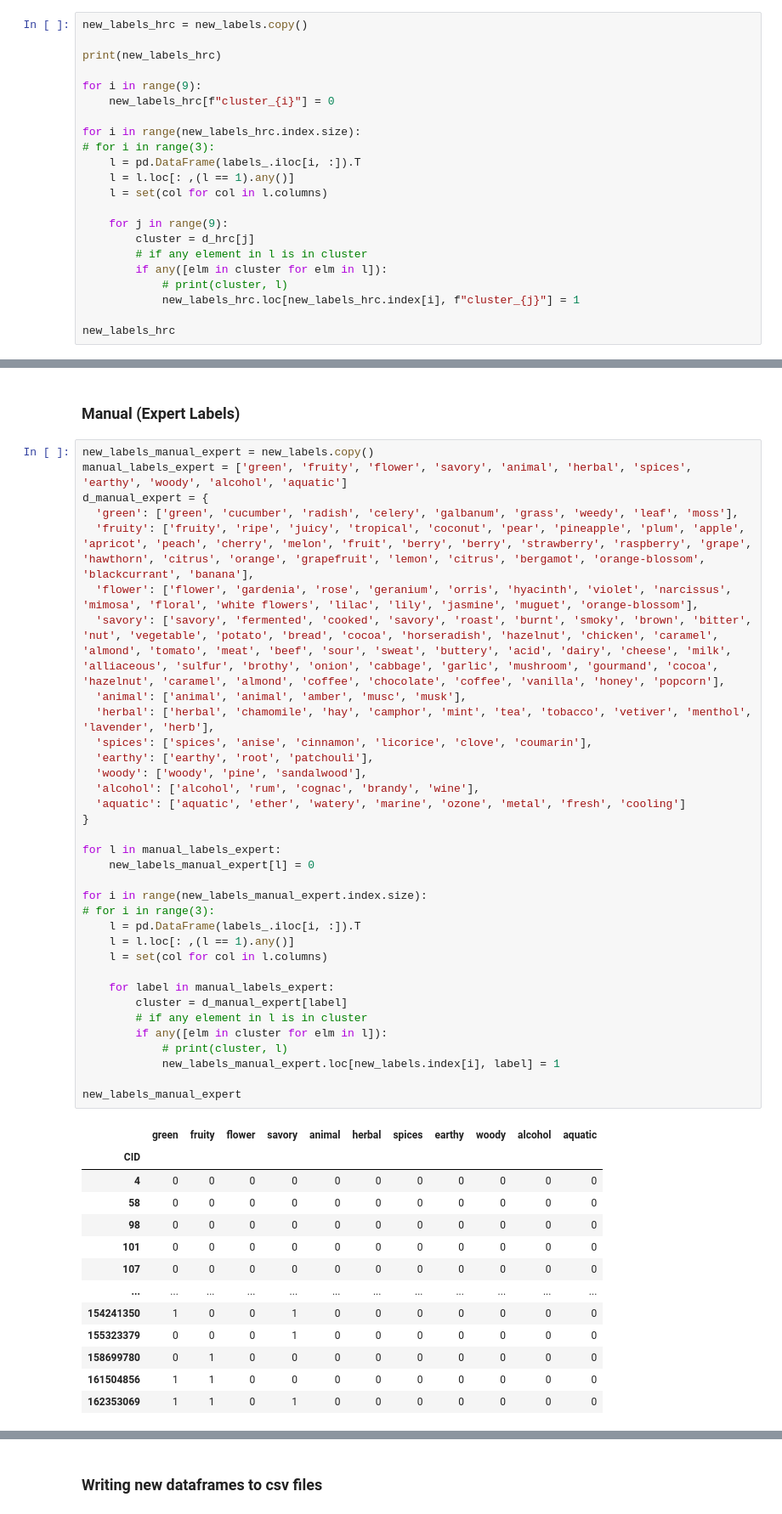
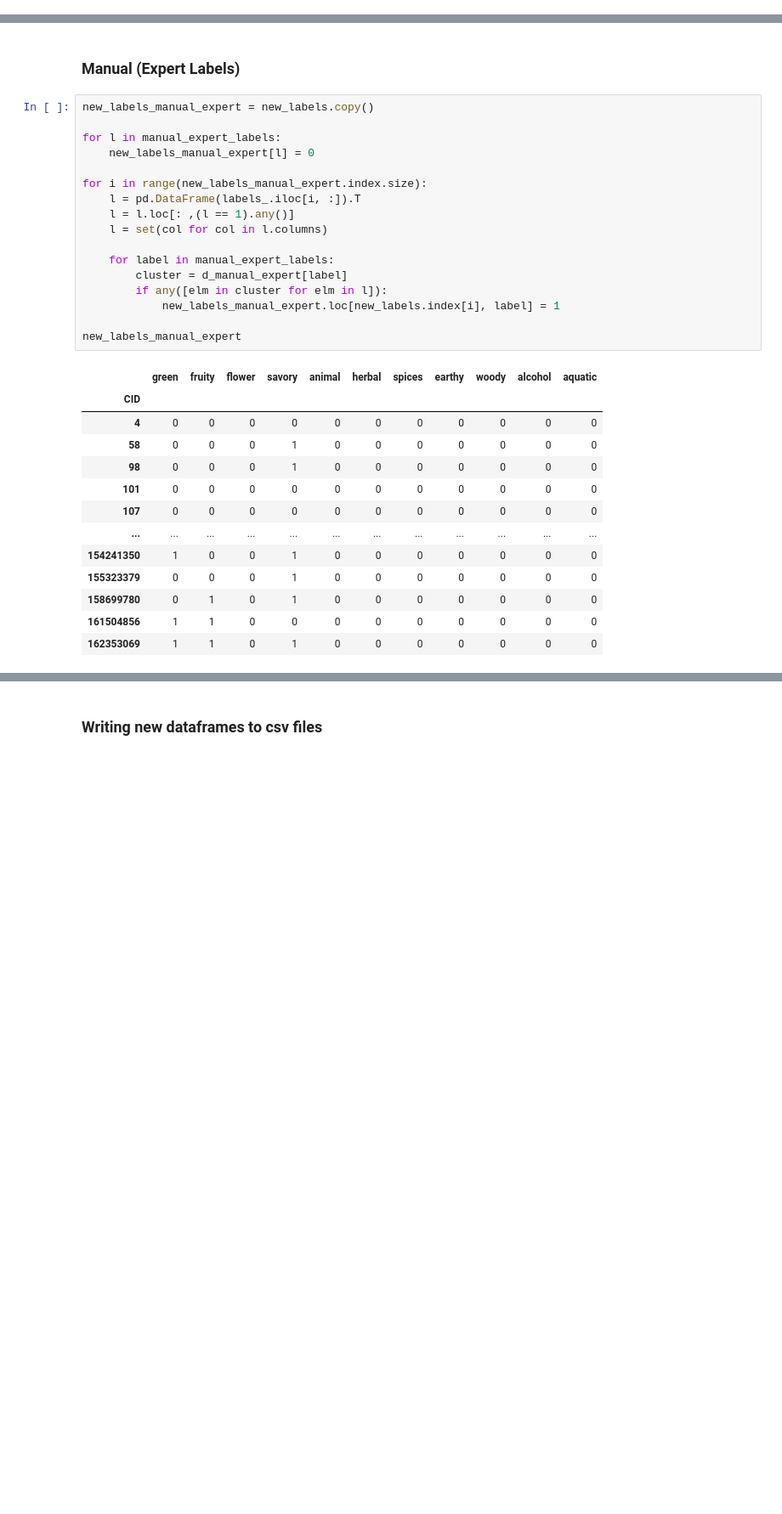
Before and after one commit to IOuadah/SML_Project, a Jupyter notebook: data_prep.ipynb, the cells around one changed output, grey strips where cells are left out. Shown at 85% size. Drawn from its saved outputs; the diff is of its cells as text; blank space fills up the shorter version.

```diff
--- a/data_prep.ipynb
+++ b/data_prep.ipynb
@@ -547,22 +582,0 @@ Cluster 8 has 1 unique labels
-# %%
-new_labels_hrc = new_labels.copy()
-
-print(new_labels_hrc)
-
-for i in range(9):
-    new_labels_hrc[f"cluster_{i}"] = 0
-
-for i in range(new_labels_hrc.index.size):
-# for i in range(3):
-    l = pd.DataFrame(labels_.iloc[i, :]).T
-    l = l.loc[: ,(l == 1).any()]
-    l = set(col for col in l.columns)
-
-    for j in range(9):
-        cluster = d_hrc[j]
-        # if any element in l is in cluster
-        if any([elm in cluster for elm in l]):
-            # print(cluster, l)
-            new_labels_hrc.loc[new_labels_hrc.index[i], f"cluster_{j}"] = 1
-
-new_labels_hrc
@@ -590,50 +584,33 @@ Index: [4, 58, 98, 101, 107, 125, 126, 129, 135, 176, 177, 179, 180, 196, 205, 2
 ### Manual (Expert Labels)
 # %%
 new_labels_manual_expert = new_labels.copy()
-manual_labels_expert = ['green', 'fruity', 'flower', 'savory', 'animal', 'herbal', 'spices', 'earthy', 'woody', 'alcohol', 'aquatic']
-d_manual_expert = {
-  'green': ['green', 'cucumber', 'radish', 'celery', 'galbanum', 'grass', 'weedy', 'leaf', 'moss'],
-  'fruity': ['fruity', 'ripe', 'juicy', 'tropical', 'coconut', 'pear', 'pineapple', 'plum', 'apple', 'apricot', 'peach', 'cherry', 'melon', 'fruit', 'berry', 'berry', 'strawberry', 'raspberry', 'grape', 'hawthorn', 'citrus', 'orange', 'grapefruit', 'lemon', 'citrus', 'bergamot', 'orange-blossom', 'blackcurrant', 'banana'],
-  'flower': ['flower', 'gardenia', 'rose', 'geranium', 'orris', 'hyacinth', 'violet', 'narcissus', 'mimosa', 'floral', 'white flowers', 'lilac', 'lily', 'jasmine', 'muguet', 'orange-blossom'],
-  'savory': ['savory', 'fermented', 'cooked', 'savory', 'roast', 'burnt', 'smoky', 'brown', 'bitter', 'nut', 'vegetable', 'potato', 'bread', 'cocoa', 'horseradish', 'hazelnut', 'chicken', 'caramel', 'almond', 'tomato', 'meat', 'beef', 'sour', 'sweat', 'buttery', 'acid', 'dairy', 'cheese', 'milk', 'alliaceous', 'sulfur', 'brothy', 'onion', 'cabbage', 'garlic', 'mushroom', 'gourmand', 'cocoa', 'hazelnut', 'caramel', 'almond', 'coffee', 'chocolate', 'coffee', 'vanilla', 'honey', 'popcorn'],
-  'animal': ['animal', 'animal', 'amber', 'musc', 'musk'],
-  'herbal': ['herbal', 'chamomile', 'hay', 'camphor', 'mint', 'tea', 'tobacco', 'vetiver', 'menthol', 'lavender', 'herb'],
-  'spices': ['spices', 'anise', 'cinnamon', 'licorice', 'clove', 'coumarin'],
-  'earthy': ['earthy', 'root', 'patchouli'],
-  'woody': ['woody', 'pine', 'sandalwood'],
-  'alcohol': ['alcohol', 'rum', 'cognac', 'brandy', 'wine'],
-  'aquatic': ['aquatic', 'ether', 'watery', 'marine', 'ozone', 'metal', 'fresh', 'cooling']
-}
 
-for l in manual_labels_expert:
+for l in manual_expert_labels:
     new_labels_manual_expert[l] = 0
 
 for i in range(new_labels_manual_expert.index.size):
-# for i in range(3):
     l = pd.DataFrame(labels_.iloc[i, :]).T
     l = l.loc[: ,(l == 1).any()]
     l = set(col for col in l.columns)
 
-    for label in manual_labels_expert:
+    for label in manual_expert_labels:
         cluster = d_manual_expert[label]
-        # if any element in l is in cluster
         if any([elm in cluster for elm in l]):
-            # print(cluster, l)
             new_labels_manual_expert.loc[new_labels.index[i], label] = 1
 
 new_labels_manual_expert
 # %% [output]
 |  | green | fruity | flower | savory | animal | herbal | spices | earthy | woody | alcohol | aquatic |
 | CID |  |  |  |  |  |  |  |  |  |  |  |
 | 4 | 0 | 0 | 0 | 0 | 0 | 0 | 0 | 0 | 0 | 0 | 0 |
-| 58 | 0 | 0 | 0 | 0 | 0 | 0 | 0 | 0 | 0 | 0 | 0 |
-| 98 | 0 | 0 | 0 | 0 | 0 | 0 | 0 | 0 | 0 | 0 | 0 |
+| 58 | 0 | 0 | 0 | 1 | 0 | 0 | 0 | 0 | 0 | 0 | 0 |
+| 98 | 0 | 0 | 0 | 1 | 0 | 0 | 0 | 0 | 0 | 0 | 0 |
 | 101 | 0 | 0 | 0 | 0 | 0 | 0 | 0 | 0 | 0 | 0 | 0 |
 | 107 | 0 | 0 | 0 | 0 | 0 | 0 | 0 | 0 | 0 | 0 | 0 |
 | ... | ... | ... | ... | ... | ... | ... | ... | ... | ... | ... | ... |
 | 154241350 | 1 | 0 | 0 | 1 | 0 | 0 | 0 | 0 | 0 | 0 | 0 |
 | 155323379 | 0 | 0 | 0 | 1 | 0 | 0 | 0 | 0 | 0 | 0 | 0 |
-| 158699780 | 0 | 1 | 0 | 0 | 0 | 0 | 0 | 0 | 0 | 0 | 0 |
+| 158699780 | 0 | 1 | 0 | 1 | 0 | 0 | 0 | 0 | 0 | 0 | 0 |
 | 161504856 | 1 | 1 | 0 | 0 | 0 | 0 | 0 | 0 | 0 | 0 | 0 |
 | 162353069 | 1 | 1 | 0 | 1 | 0 | 0 | 0 | 0 | 0 | 0 | 0 |
 3487 rows × 11 columns
```
Also changed, not shown: parts of 41 cells of this notebook, 7 other files.
